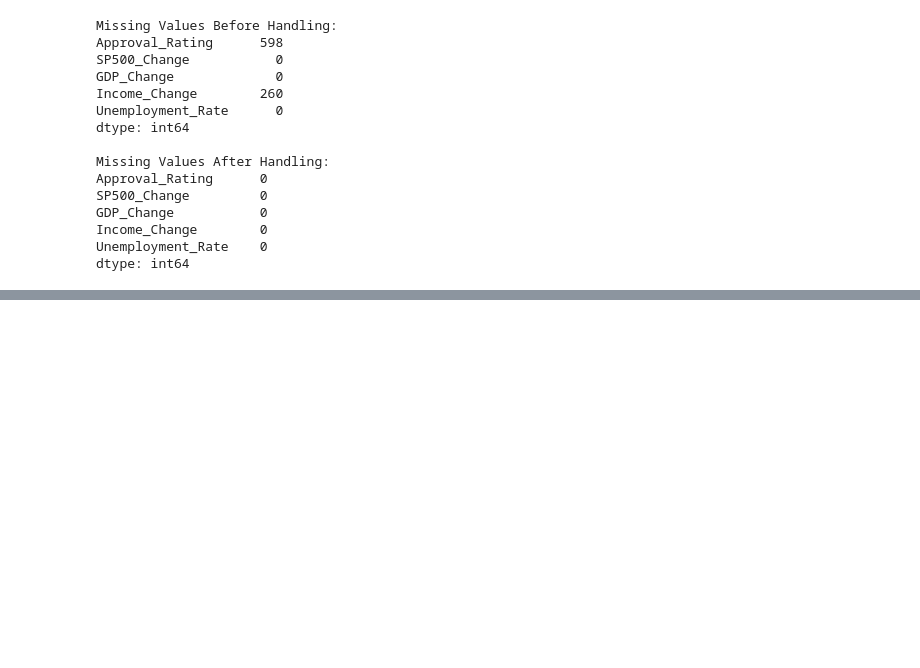
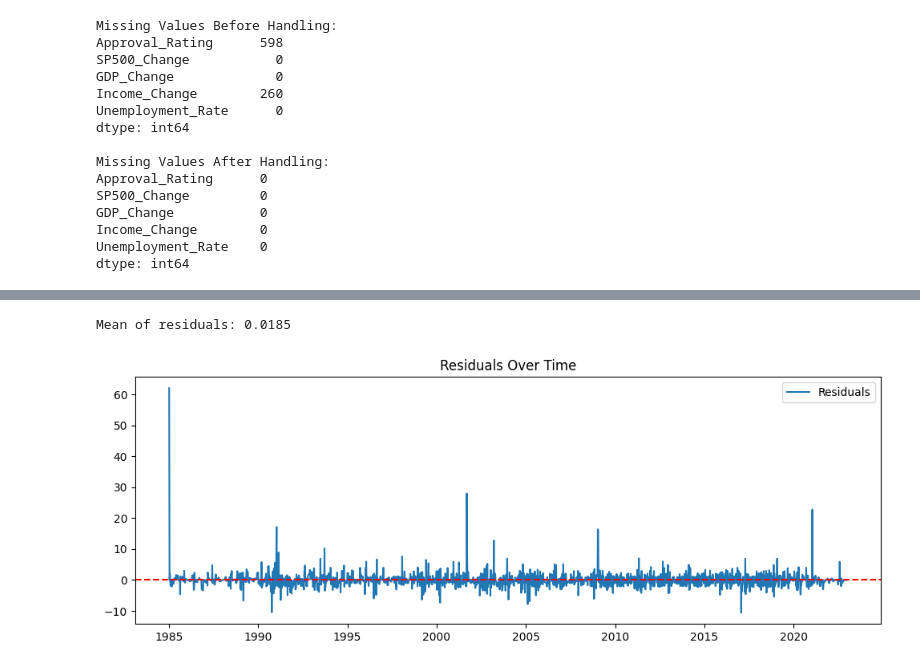
Before and after one commit to ArjunaBazaz/Presidential_Approval_Rating_Prediction, a Jupyter notebook: SCRIPTS/4_time_series_analysis.ipynb, the cells around one changed output, grey strips where cells are left out. Drawn from its saved outputs; the diff is of its cells as text; code cells hidden in the pictures; blank space fills up the shorter version.

```diff
--- a/SCRIPTS/4_time_series_analysis.ipynb
+++ b/SCRIPTS/4_time_series_analysis.ipynb
@@ -195,0 +219,15 @@ dtype: int64
+# %%
+#residuals = difference between actual and predicted values
+residuals = results.resid
+print(f"Mean of residuals: {residuals.mean():.4f}")
+
+#plot to check for bias or patterns
+plt.figure(figsize=(12, 4))
+plt.plot(residuals, label='Residuals')
+plt.axhline(0, linestyle='--', color='red')
+plt.title('Residuals Over Time')
+plt.legend()
+plt.show()
+# %% [output]
+Mean of residuals: 0.0185
+[figure, added]
```
Also changed, not shown: parts of 8 cells of this notebook.
